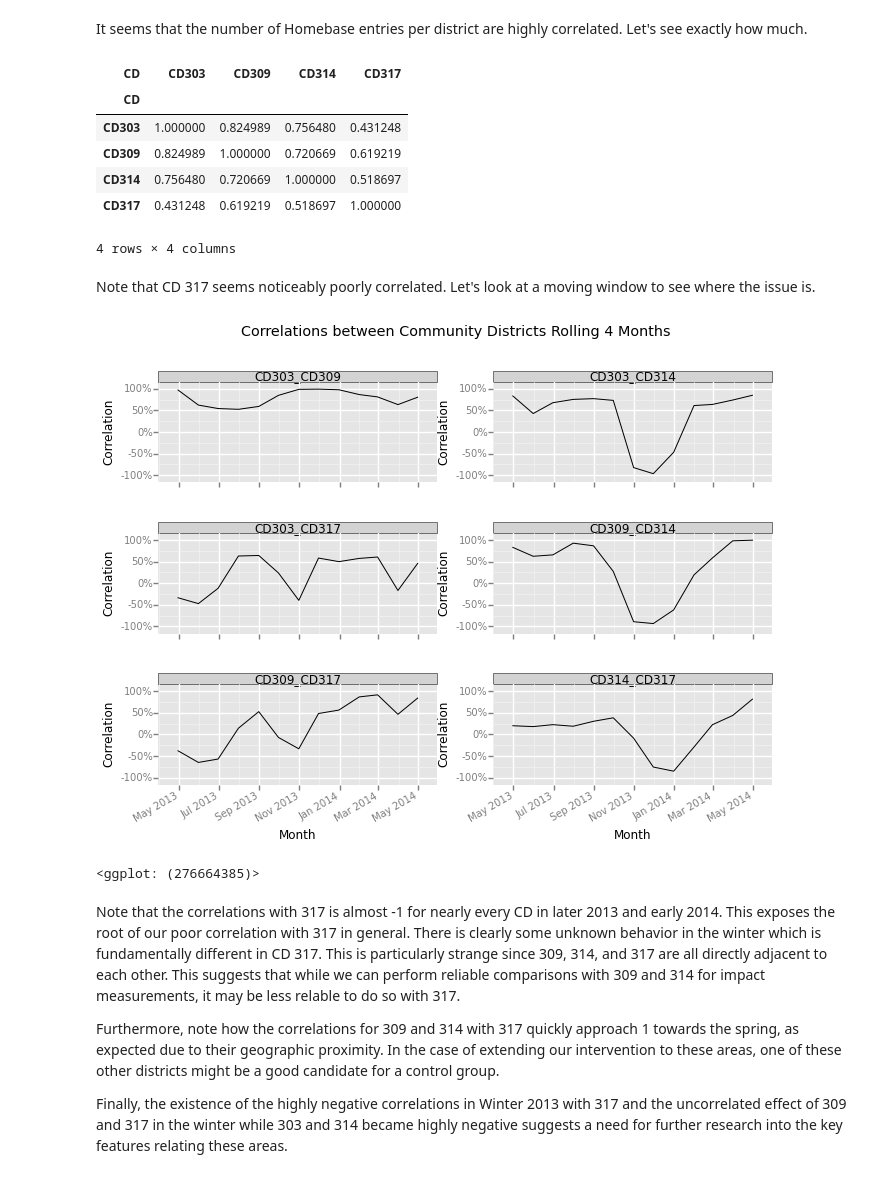
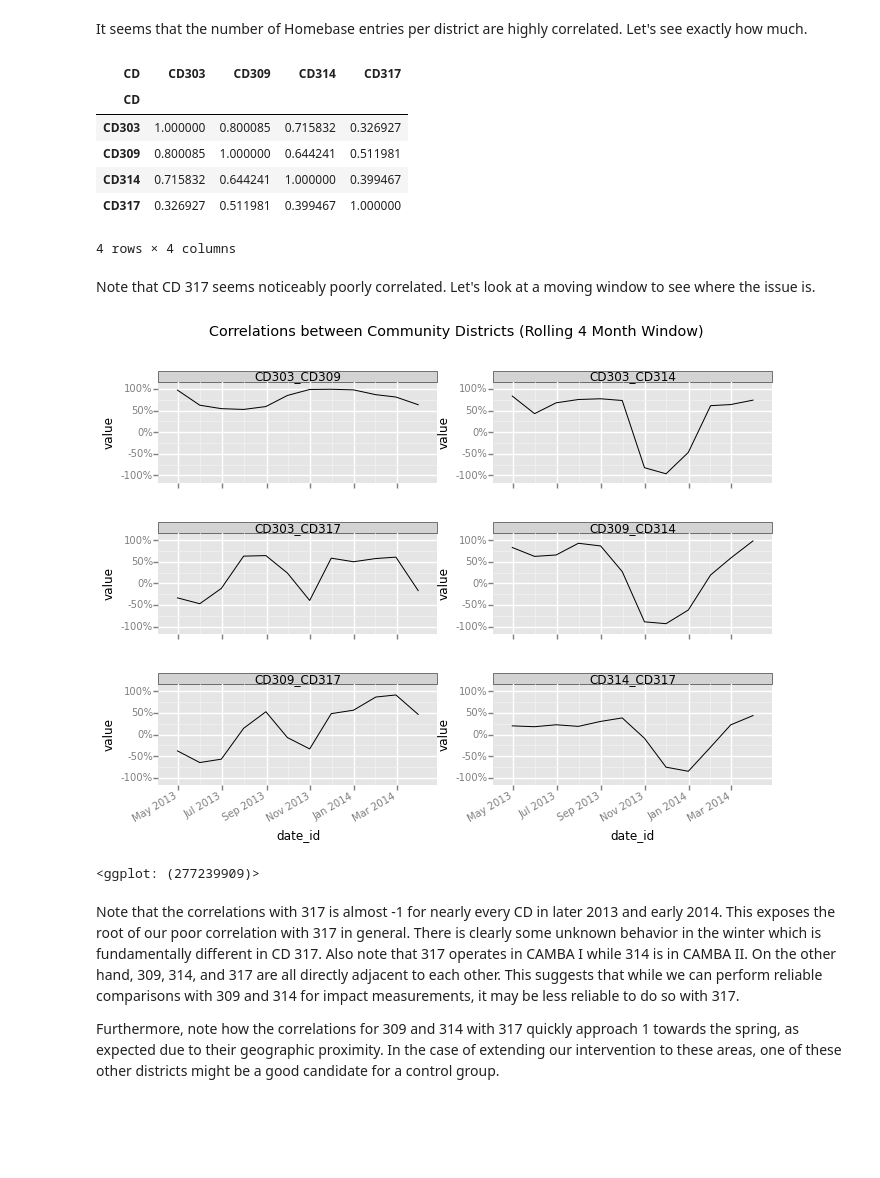
Before and after one commit to SumAllFoundation/dhs_impact, a Jupyter notebook: CAMBA_Impact.ipynb, the cells around one changed output. Cells and saved outputs as stored; diff of their text form; code cells hidden in the pictures; blank space fills up the shorter version.

```diff
--- a/CAMBA_Impact.ipynb
+++ b/CAMBA_Impact.ipynb
@@ -15,7 +16,10 @@ array(['Date', 'CD'], dtype=object)
 # %%
 df['Date'] = pd.to_datetime(df['Date'])
 # %%
-monthly_hb = df.set_index('Date').groupby('CD').resample('M', how=len).unstack(0).fillna(0)['CD']
+monthly_hb = df.set_index('Date').groupby('CD').resample('M', how=len).unstack(0).fillna(0)['CD'][0:15]
+
+#Dropped last month due to incomplete data
+
 camba_data = monthly_hb[['CD303', 'CD308', 'CD309', 'CD317',
                          'CD302', 'CD306', 'CD307', 'CD310',
                          'CD311', 'CD312', 'CD313', 'CD314', 'CD315']]
@@ -43 +46,3 @@ camba_data
+# %%
+cd_list = ['CD303', 'CD309', 'CD314', 'CD317']
 # %% [markdown]
@@ -45,5 +50,5 @@ It looks like districts 303, 309, 317, and 314 have the highest volumes of Homeb
 # %%
-camba_data = monthly_hb[['CD303', 'CD309', 'CD314', 'CD317']]
+camba_data = monthly_hb[cd_list]
 camba_data["date_id"] = camba_data.index
 camba_data_melt = pd.melt(camba_data, id_vars='date_id')
 camba_data_melt.head()
@@ -107,19 +105,19 @@ camba_data.corr(min_periods=4)
 # %% [output]
 | CD | CD303 | CD309 | CD314 | CD317 |
 | CD |  |  |  |  |
-| CD303 | 1.000000 | 0.824989 | 0.756480 | 0.431248 |
-| CD309 | 0.824989 | 1.000000 | 0.720669 | 0.619219 |
-| CD314 | 0.756480 | 0.720669 | 1.000000 | 0.518697 |
-| CD317 | 0.431248 | 0.619219 | 0.518697 | 1.000000 |
+| CD303 | 1.000000 | 0.800085 | 0.715832 | 0.326927 |
+| CD309 | 0.800085 | 1.000000 | 0.644241 | 0.511981 |
+| CD314 | 0.715832 | 0.644241 | 1.000000 | 0.399467 |
+| CD317 | 0.326927 | 0.511981 | 0.399467 | 1.000000 |
 4 rows × 4 columns
 # %% [markdown]
 Note that CD 317 seems noticeably poorly correlated. Let's look at a moving window to see where the issue is.
 # %%
 from itertools import combinations
 
-correls = pd.rolling_corr_pairwise(camba_data[['CD303', 'CD309', 'CD314', 'CD317']], 4)
+correls = pd.rolling_corr_pairwise(camba_data[cd_list], 4)
 
-correl_pairs = combinations(['CD303', 'CD309', 'CD314', 'CD317'], r=2)
+correl_pairs = combinations(cd_list, r=2)
 correl_df_data = {pair[0] + '_'  + pair[1] : correls.ix[:, pair[0], pair[1]].values for pair in correl_pairs}
 
 correl_df = pd.DataFrame(index = camba_data.index, data=correl_df_data)
@@ -129,18 +127,14 @@ correl_df_melt = pd.melt(correl_df, id_vars = 'date_id', var_name='CD')
 # %%
 ggplot(aes(x='date_id', y='value'), data=correl_df_melt)+\
     geom_line()  +\
     facet_wrap('CD', scales="fixed") +\
-    xlab("Month") +\
-    ylab("Correlation") +\
     scale_x_date(breaks=date_breaks('2 months'), labels='%b %Y') +\
     scale_y_continuous(breaks='0.05', labels='percent') +\
-    ggtitle("Correlations between Community Districts Rolling 4 Months")
+    ggtitle("Correlations between Community Districts (Rolling 4 Month Window)")
 # %% [output]
-[figure, old version]
+[figure, new version]
-<ggplot: (276664385)>
+<ggplot: (277239909)>
 # %% [markdown]
-Note that the correlations with 317 is almost -1 for nearly every CD in later 2013 and early 2014. This exposes the root of our poor correlation with 317 in general. There is clearly some unknown behavior in the winter which is fundamentally different in CD 317. This is particularly strange since 309, 314, and 317 are all directly adjacent to each other. This suggests that while we can perform reliable comparisons with 309 and 314 for impact measurements, it may be less relable to do so with 317.
+Note that the correlations with 317 is almost -1 for nearly every CD in later 2013 and early 2014. This exposes the root of our poor correlation with 317 in general. There is clearly some unknown behavior in the winter which is fundamentally different in CD 317. Also note that 317 operates in CAMBA I while 314 is in CAMBA II. On the other hand, 309, 314, and 317 are all directly adjacent to each other. This suggests that while we can perform reliable comparisons with 309 and 314 for impact measurements, it may be less reliable to do so with 317.
 
 Furthermore, note how the correlations for 309 and 314 with 317 quickly approach 1 towards the spring, as expected due to their geographic proximity. In the case of extending our intervention to these areas, one of these other districts might be a good candidate for a control group.
-
-Finally, the existence of the highly negative correlations in Winter 2013 with 317 and the uncorrelated effect of 309 and 317 in the winter while 303 and 314 became highly negative suggests a need for further research into the key features relating these areas.
```
Also changed, not shown: parts of 10 cells of this notebook.
